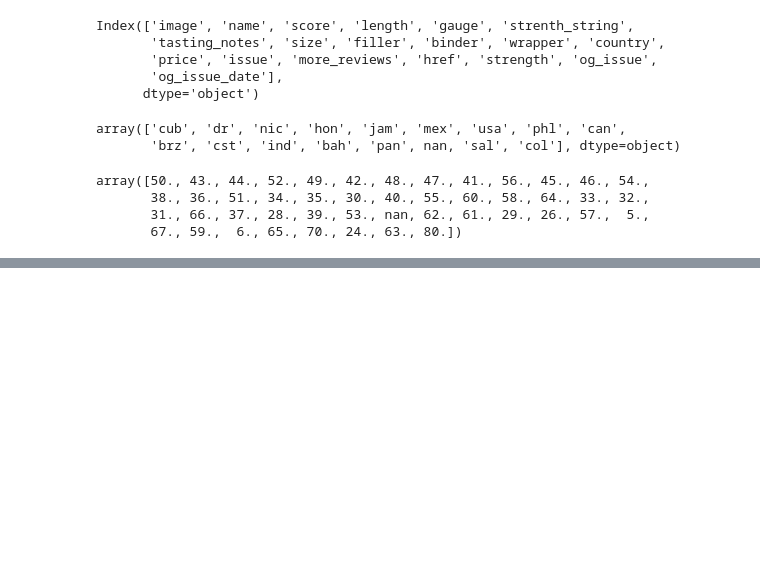
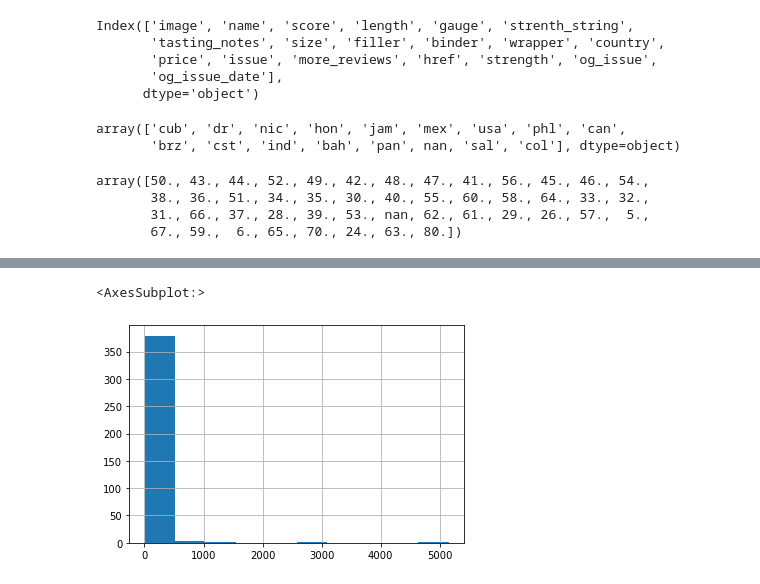
Before and after one commit to dj-betts/top-25-cigars, a Jupyter notebook: eda_cigar_aficionado.ipynb, the cells around one changed output, grey strips where cells are left out. Saved outputs shown, nothing was run; the diff lists cells and outputs as text; code cells hidden in the pictures; blank space fills up the shorter version.

```diff
--- a/eda_cigar_aficionado.ipynb
+++ b/eda_cigar_aficionado.ipynb
@@ -390,0 +328,5 @@ def make_int(string):
+# %%
+df.filler.value_counts().hist()
+# %% [output]
+<AxesSubplot:>
+[figure, added]
```
Also changed, not shown: parts of 20 cells of this notebook.
